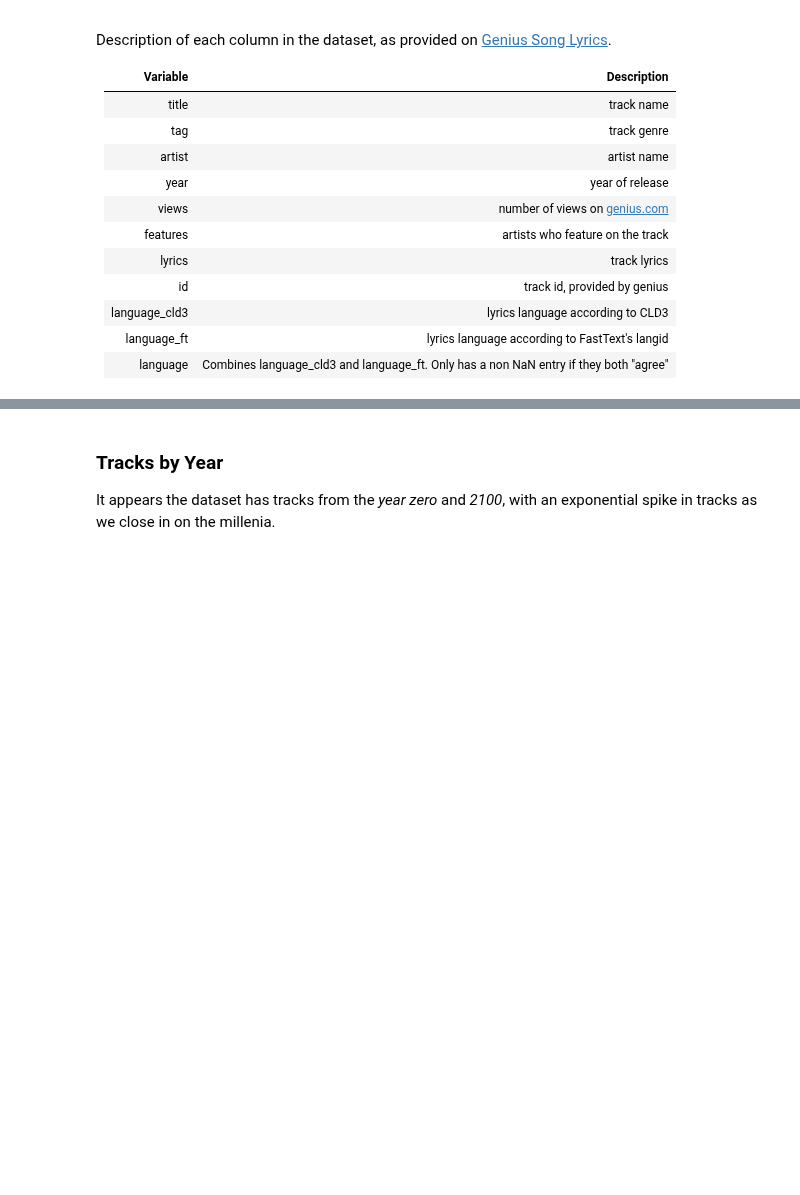
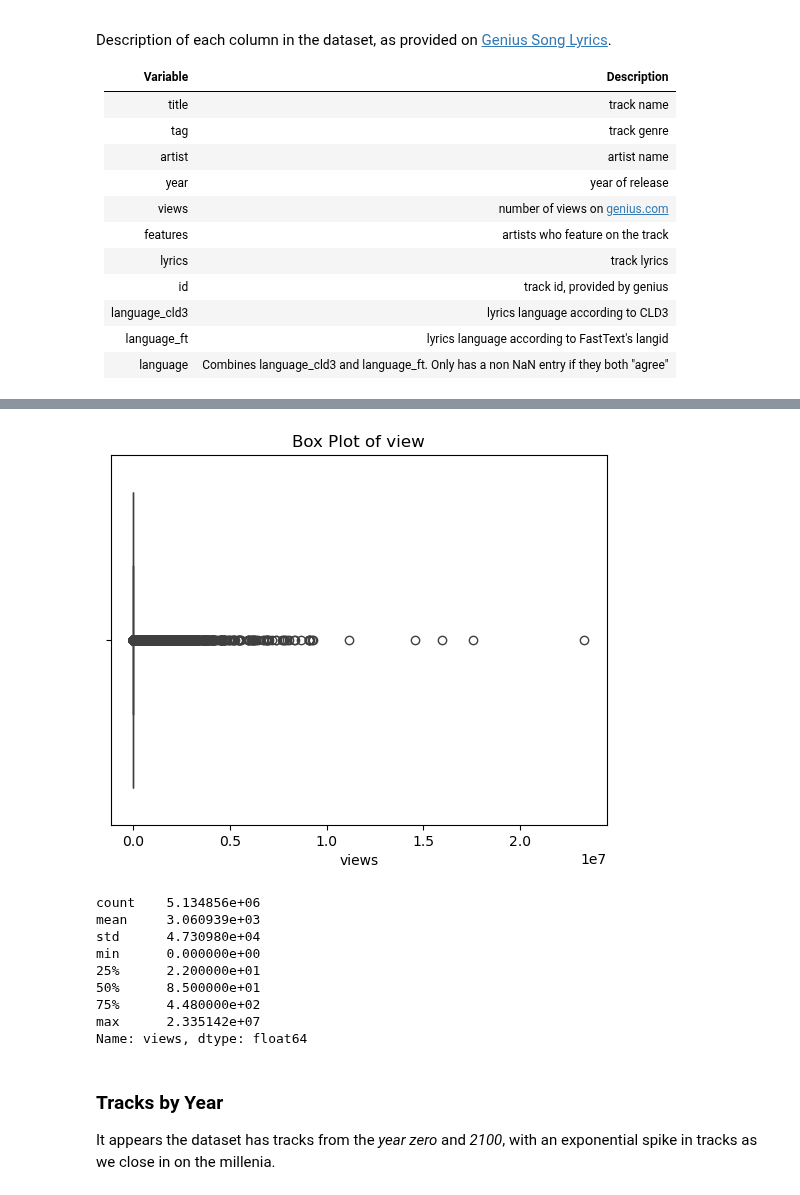
Before and after one commit to wanyakrecipes/lyrical_sentiment, a Jupyter notebook: notebook.ipynb, the cells around one changed output, grey strips where cells are left out. Saved outputs shown, nothing was run; the diff lists cells and outputs as text; code cells hidden in the pictures; blank space fills up the shorter version.

Commit message:
added EDA on views distribution; first run of text classification using zero-shot

```diff
--- a/notebook.ipynb
+++ b/notebook.ipynb
@@ -61,3 +69,24 @@ Description of each column in the dataset, as provided on [Genius Song Lyrics](h
+# %%
+import seaborn as sns
+import matplotlib.pyplot as plt
+
+# Create a box plot to visualize and summarize distribution
+sns.boxplot(x=song_lyrics_full_df['views'])
+plt.title('Box Plot of view')
+plt.show()
+
+print(song_lyrics_full_df['views'].describe())
+# %% [output]
+[figure, added]
+count    5.134856e+06
+mean     3.060939e+03
+std      4.730980e+04
+min      0.000000e+00
+25%      2.200000e+01
+50%      8.500000e+01
+75%      4.480000e+02
+max      2.335142e+07
+Name: views, dtype: float64
 # %% [markdown]
 ### Tracks by Year
 
```
Also changed, not shown: parts of 13 cells of this notebook.
